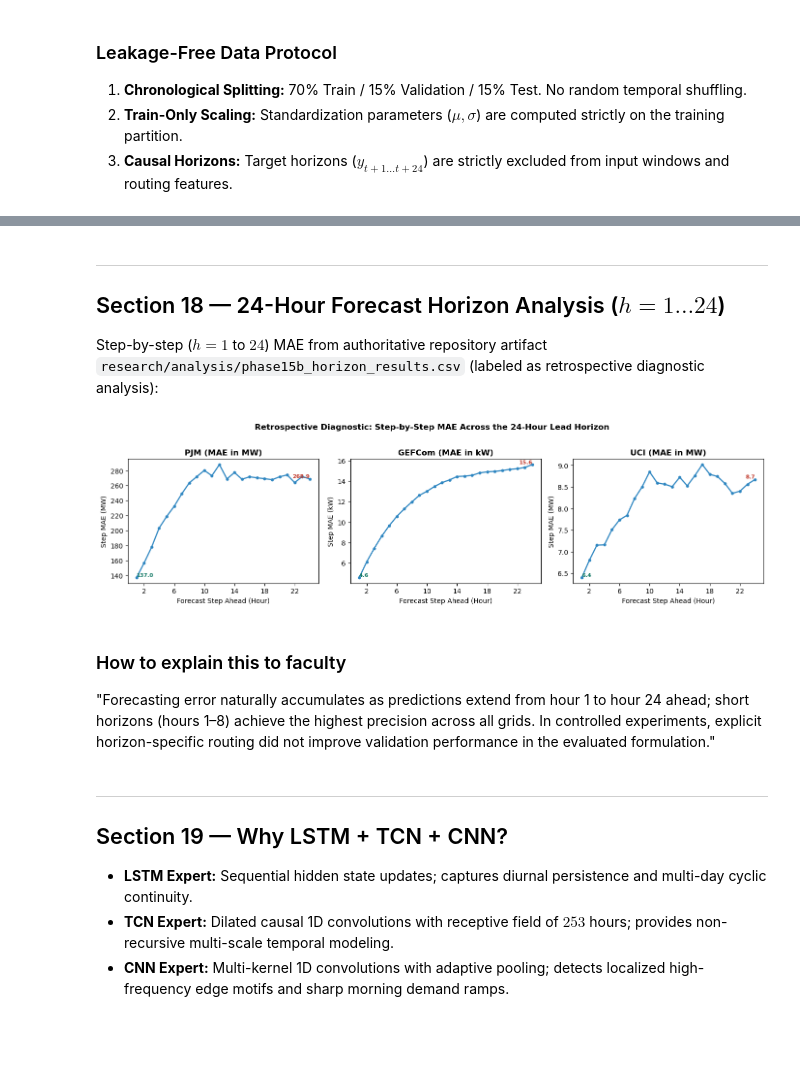
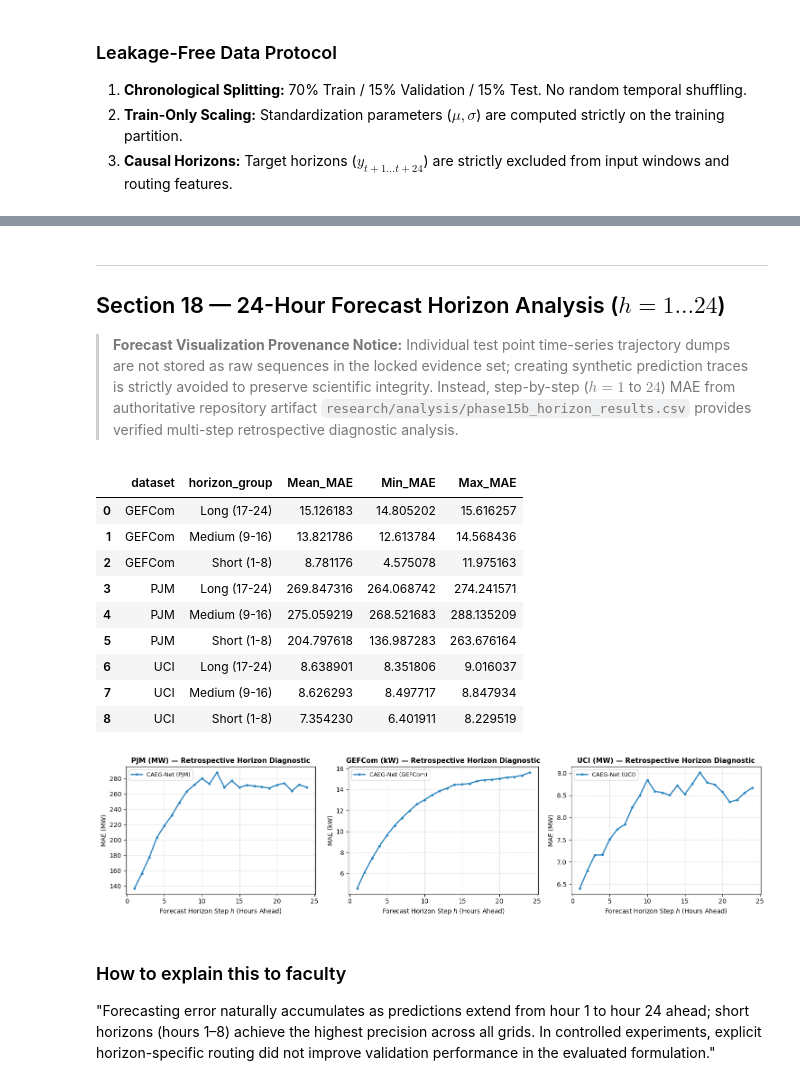
Before and after one commit to vinay-0208/CAEGNET, a Jupyter notebook: research/notebooks/CAEG_Net_Faculty_Review.ipynb, the cells around one changed output, grey strips where cells are left out. Cells and saved outputs as stored; diff of their text form; code cells hidden in the pictures; blank space fills up the shorter version.

```diff
--- a/research/notebooks/CAEG_Net_Faculty_Review.ipynb
+++ b/research/notebooks/CAEG_Net_Faculty_Review.ipynb
@@ -523,41 +635,45 @@ plt.show()
 ---
 ## Section 18 — 24-Hour Forecast Horizon Analysis ($h=1 \dots 24$)
 
-Step-by-step ($h=1$ to $24$) MAE from authoritative repository artifact `research/analysis/phase15b_horizon_results.csv` (labeled as retrospective diagnostic analysis):
+> **Forecast Visualization Provenance Notice:** Individual test point time-series trajectory dumps are not stored as raw sequences in the locked evidence set; creating synthetic prediction traces is strictly avoided to preserve scientific integrity. Instead, step-by-step ($h=1$ to $24$) MAE from authoritative repository artifact `research/analysis/phase15b_horizon_results.csv` provides verified multi-step retrospective diagnostic analysis.
 # %%
-# Chart M: Horizon-wise MAE line chart
-horizon_csv_path = os.path.join(repo_root, "research", "analysis", "phase15b_horizon_results.csv")
-df_horizon = pd.read_csv(horizon_csv_path)
+# Chart M: Horizon-wise MAE line chart & Summary Table
+horizon_csv_path = os.path.join(ANALYSIS_DIR, "phase15b_horizon_results.csv")
+if os.path.exists(horizon_csv_path):
+    df_horizon = pd.read_csv(horizon_csv_path)
+    f2_h = df_horizon[df_horizon["candidate_id"] == "Control_A_F2"].copy()
 
-f2_h = df_horizon[df_horizon["candidate_id"] == "Control_A_F2"]
+    # Summary table across short (1-8), medium (9-16), and long (17-24) horizon groups
+    horizon_summary = f2_h.groupby(["dataset", "horizon_group"])["mae"].agg(
+        Mean_MAE="mean", Min_MAE="min", Max_MAE="max"
+    ).reset_index()
+    display(horizon_summary)
 
-fig, axes = plt.subplots(1, 3, figsize=(14, 3.8))
-
-for i, (ds, unit) in enumerate([("PJM", "MW"), ("GEFCom", "kW"), ("UCI", "MW")]):
-    sub = f2_h[f2_h["dataset"] == ds]
-    axes[i].plot(sub["horizon_step"], sub["mae"], "o-", color="#2E86C1", lw=1.8, markersize=3.5)
-    axes[i].set_title(f"{ds} (MAE in {unit})", fontweight="bold")
-    axes[i].set_xlabel("Forecast Step Ahead (Hour)")
-    axes[i].set_ylabel(f"Step MAE ({unit})")
-    axes[i].set_xticks(range(2, 25, 4))
-
-    h1 = sub[sub["horizon_step"] == 1]["mae"].values[0]
-    h24 = sub[sub["horizon_step"] == 24]["mae"].values[0]
-    axes[i].text(1, h1, f"{h1:.1f}", fontsize=8, ha="left", va="bottom", fontweight="bold", color="#117864")
-    axes[i].text(24, h24, f"{h24:.1f}", fontsize=8, ha="right", va="bottom", fontweight="bold", color="#C0392B")
-
-plt.suptitle("Retrospective Diagnostic: Step-by-Step MAE Across the 24-Hour Lead Horizon", fontweight="bold", y=1.02)
-plt.tight_layout()
-plt.show()
+    fig, axes = plt.subplots(1, 3, figsize=(15, 3.8))
+    for i, (ds, unit) in enumerate([("PJM", "MW"), ("GEFCom", "kW"), ("UCI", "MW")]):
+        sub = f2_h[f2_h["dataset"] == ds].sort_values("horizon_step")
+        axes[i].plot(sub["horizon_step"], sub["mae"], marker="o", color="#2E86C1", lw=2, markersize=3, label=f"CAEG-Net ({ds})")
+        axes[i].set_title(f"{ds} ({unit}) — Retrospective Horizon Diagnostic", fontsize=11, fontweight="bold")
+        axes[i].set_xlabel("Forecast Horizon Step $h$ (Hours Ahead)", fontsize=10)
+        axes[i].set_ylabel(f"MAE ({unit})", fontsize=10)
+        axes[i].grid(True, linestyle="--", alpha=0.5)
+        axes[i].legend(loc="upper left", fontsize=9)
+    plt.tight_layout()
+    plt.show()
+else:
+    print("Notice: phase15b_horizon_results.csv not found; diagnostic plot omitted.")
 # %% [output]
+|  | dataset | horizon_group | Mean_MAE | Min_MAE | Max_MAE |
+| 0 | GEFCom | Long (17-24) | 15.126183 | 14.805202 | 15.616257 |
+| 1 | GEFCom | Medium (9-16) | 13.821786 | 12.613784 | 14.568436 |
+| 2 | GEFCom | Short (1-8) | 8.781176 | 4.575078 | 11.975163 |
+| 3 | PJM | Long (17-24) | 269.847316 | 264.068742 | 274.241571 |
+| 4 | PJM | Medium (9-16) | 275.059219 | 268.521683 | 288.135209 |
+| 5 | PJM | Short (1-8) | 204.797618 | 136.987283 | 263.676164 |
+| 6 | UCI | Long (17-24) | 8.638901 | 8.351806 | 9.016037 |
+| 7 | UCI | Medium (9-16) | 8.626293 | 8.497717 | 8.847934 |
+| 8 | UCI | Short (1-8) | 7.354230 | 6.401911 | 8.229519 |
-[figure, old version]
+[figure, new version]
 # %% [markdown]
 ### How to explain this to faculty
 "Forecasting error naturally accumulates as predictions extend from hour 1 to hour 24 ahead; short horizons (hours 1–8) achieve the highest precision across all grids. In controlled experiments, explicit horizon-specific routing did not improve validation performance in the evaluated formulation."
-# %% [markdown]
----
-## Section 19 — Why LSTM + TCN + CNN?
-
-- **LSTM Expert:** Sequential hidden state updates; captures diurnal persistence and multi-day cyclic continuity.
-- **TCN Expert:** Dilated causal 1D convolutions with receptive field of $253$ hours; provides non-recursive multi-scale temporal modeling.
-- **CNN Expert:** Multi-kernel 1D convolutions with adaptive pooling; detects localized high-frequency edge motifs and sharp morning demand ramps.
```
Also changed, not shown: parts of 49 cells of this notebook.
